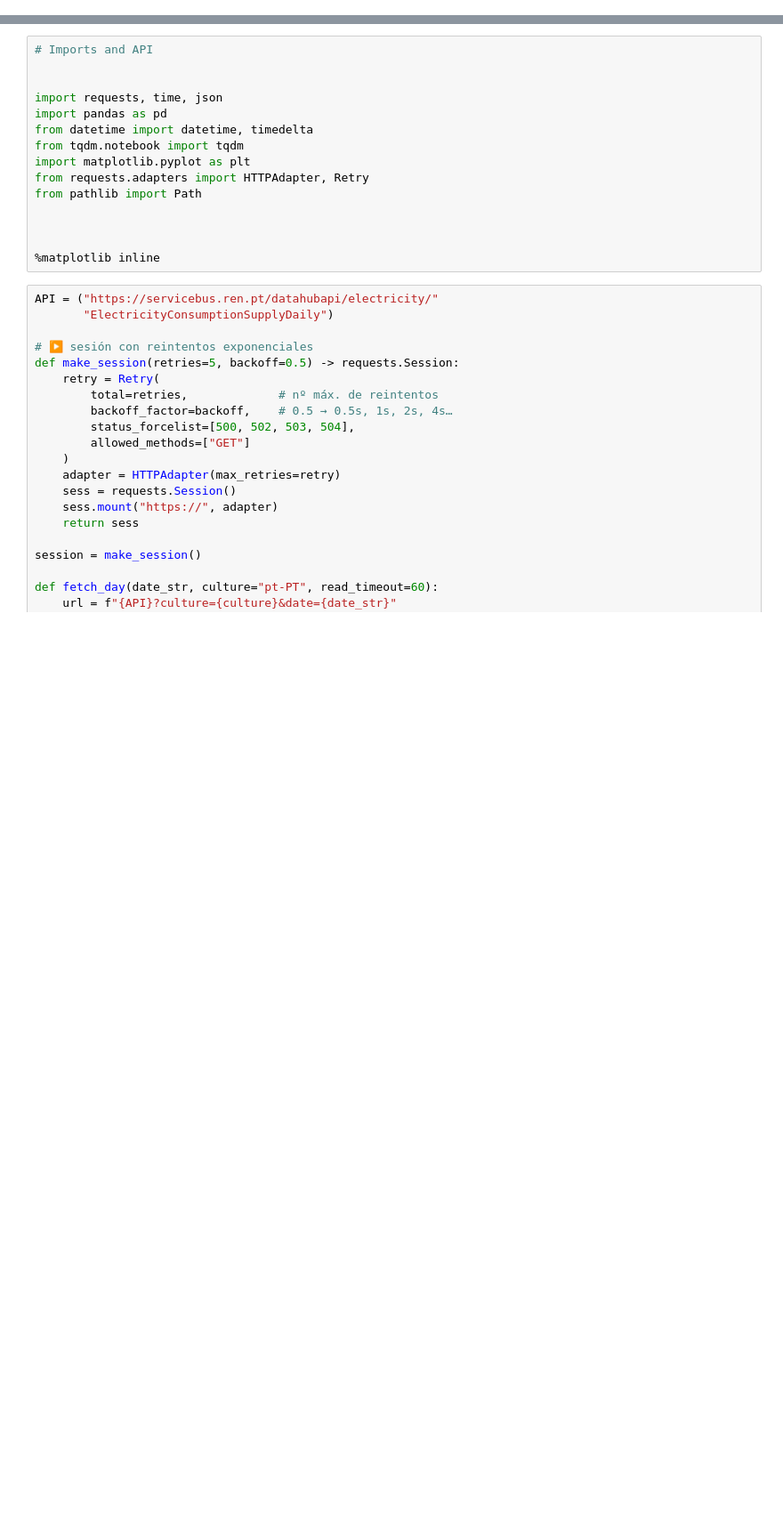
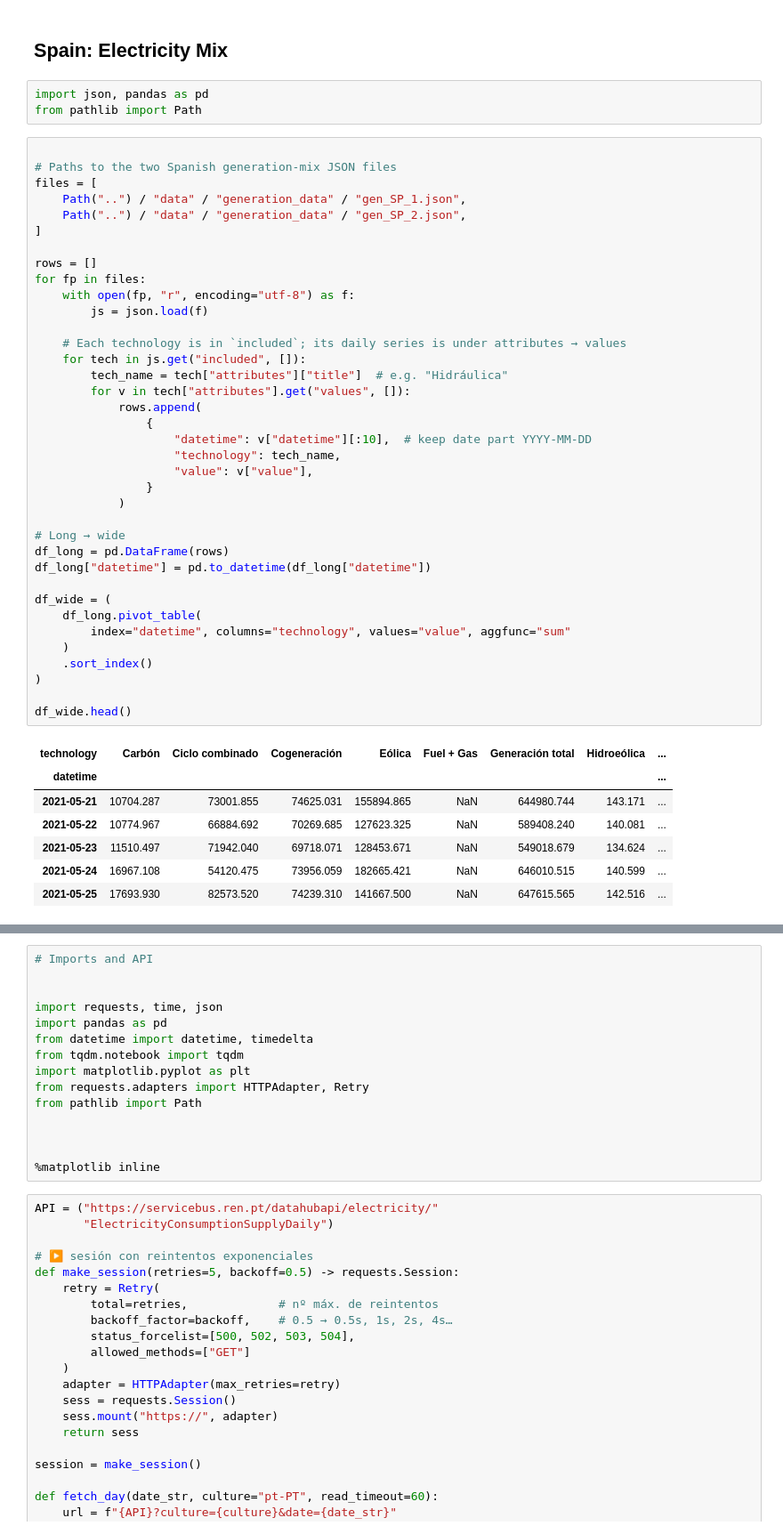
Before and after one commit to franrolotti/volatility-spillovers, a Jupyter notebook: auxiliar_notebooks/02_generation_mix_plots.ipynb, the cells around one changed output, grey strips where cells are left out. Shown at 89% size. Drawn from its saved outputs; the diff is of its cells as text; blank space fills up the shorter version.

Commit message:
Table for showing electricity mix

```diff
--- a/auxiliar_notebooks/02_generation_mix_plots.ipynb
+++ b/auxiliar_notebooks/02_generation_mix_plots.ipynb
@@ -0,0 +1,50 @@
+# %% [markdown]
+## Spain: Electricity Mix
+# %%
+import json, pandas as pd
+from pathlib import Path
+# %%
+
+# Paths to the two Spanish generation‑mix JSON files
+files = [
+    Path("..") / "data" / "generation_data" / "gen_SP_1.json",
+    Path("..") / "data" / "generation_data" / "gen_SP_2.json",
+]
+
+rows = []
+for fp in files:
+    with open(fp, "r", encoding="utf-8") as f:
+        js = json.load(f)
+
+    # Each technology is in `included`; its daily series is under attributes → values
+    for tech in js.get("included", []):
+        tech_name = tech["attributes"]["title"]  # e.g. "Hidráulica"
+        for v in tech["attributes"].get("values", []):
+            rows.append(
+                {
+                    "datetime": v["datetime"][:10],  # keep date part YYYY‑MM‑DD
+                    "technology": tech_name,
+                    "value": v["value"],
+                }
+            )
+
+# Long → wide
+df_long = pd.DataFrame(rows)
+df_long["datetime"] = pd.to_datetime(df_long["datetime"])
+
+df_wide = (
+    df_long.pivot_table(
+        index="datetime", columns="technology", values="value", aggfunc="sum"
+    )
+    .sort_index()
+)
+
+df_wide.head()
+# %% [output]
+| technology | Carbón | Ciclo combinado | Cogeneración | Eólica | Fuel + Gas | Generación total | Hidroeólica | ... |
+| datetime |  |  |  |  |  |  |  | ... |
+| 2021-05-21 | 10704.287 | 73001.855 | 74625.031 | 155894.865 | NaN | 644980.744 | 143.171 | ... |
+| 2021-05-22 | 10774.967 | 66884.692 | 70269.685 | 127623.325 | NaN | 589408.240 | 140.081 | ... |
+| 2021-05-23 | 11510.497 | 71942.040 | 69718.071 | 128453.671 | NaN | 549018.679 | 134.624 | ... |
+| 2021-05-24 | 16967.108 | 54120.475 | 73956.059 | 182665.421 | NaN | 646010.515 | 140.599 | ... |
+| 2021-05-25 | 17693.930 | 82573.520 | 74239.310 | 141667.500 | NaN | 647615.565 | 142.516 | ... |
```
Also changed, not shown: parts of 16 cells of this notebook.
